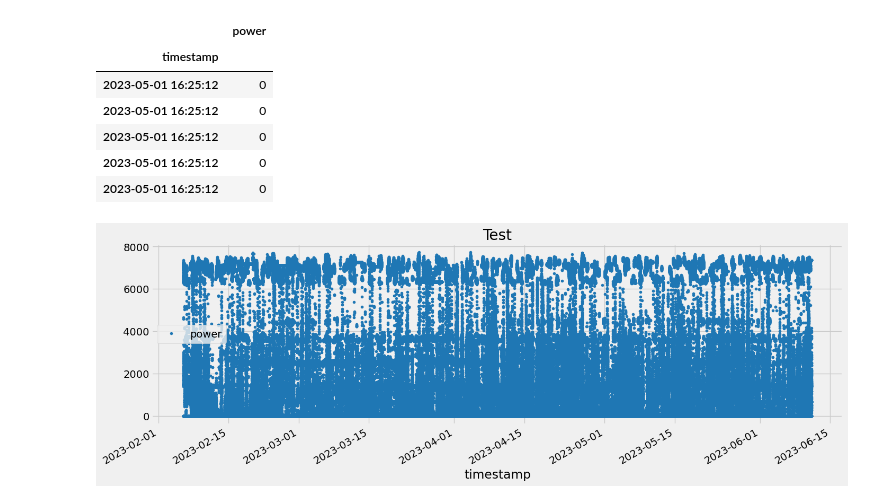
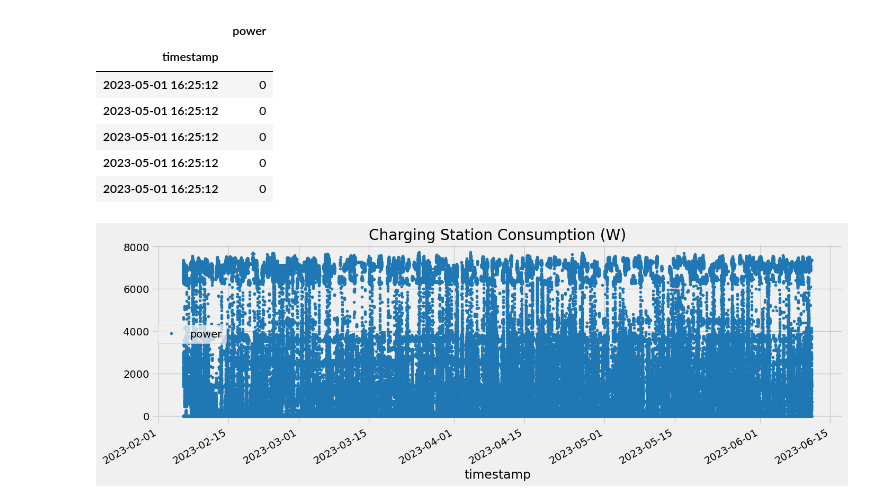
Before and after one commit to Clement-Quaye/EV-Analysis-and-the-Energy-Transition, a Jupyter notebook: Models/Chargerdata.ipynb, the cells around one changed output. Saved outputs shown, nothing was run; the diff lists cells and outputs as text; code cells hidden in the pictures.

Commit message:
Charge Station Consumption Analysis

```diff
--- a/Models/Chargerdata.ipynb
+++ b/Models/Chargerdata.ipynb
@@ -10,9 +10,9 @@ plt.style.use('fivethirtyeight')
 # %% [markdown]
 ### Data Preprocess
 # %%
-#wrangle function
+# wrangle function
 def wrangle(filepath):
-    #Read csv file into Data Frame
+    # Read csv file into Data Frame
     df = pd.read_csv(filepath)
     # Clean column names
     df = df.rename(columns=lambda x: x.strip().strip('"'))
@@ -21,11 +21,12 @@ def wrangle(filepath):
     df['pilotstate'] = df['pilotstate(EV_DISCONNECTED = \'A\'_EV_CONNECTED = \'B1\'_WAITING_FOR_EV = \'B2\'_STOP_MODE = \'C1\'_CHARGING_MAX_POWER = \'C2\'_FAULT_RESTART = \'F\'']
     df['loadcontrolgridimportexport-n'] = df['zappimode(1=FAST.2=ECO.3=ECO+)']
     df['zappimode'] = df[')']
-    df['dsrdataload-n'] =  df['loadcontrolgridimportexport']
+    df['dsrdataload-n'] = df['loadcontrolgridimportexport']
     df['dsrdataseconds-n'] = df['dsrdataload']
 
 # Drop redundant columns
-    df.drop(columns=['pilotstate(EV_DISCONNECTED = \'A\'_EV_CONNECTED = \'B1\'_WAITING_FOR_EV = \'B2\'_STOP_MODE = \'C1\'_CHARGING_MAX_POWER = \'C2\'_FAULT_RESTART = \'F\'', 'zappimode(1=FAST.2=ECO.3=ECO+)', 'loadcontrolgridimportexport', 'dsrdataload', 'dsrdataseconds', ')'], inplace=True)
+    df.drop(columns=['pilotstate(EV_DISCONNECTED = \'A\'_EV_CONNECTED = \'B1\'_WAITING_FOR_EV = \'B2\'_STOP_MODE = \'C1\'_CHARGING_MAX_POWER = \'C2\'_FAULT_RESTART = \'F\'',
+            'zappimode(1=FAST.2=ECO.3=ECO+)', 'loadcontrolgridimportexport', 'dsrdataload', 'dsrdataseconds', ')'], inplace=True)
 
 # Convert time format
     df = df.set_index('timestamp')
@@ -40,7 +41,7 @@ zappimode(1=FAST.2=ECO.3=ECO+)
 loadcontrolgridimportexport
 dsrdataload                                                                                                     dsrdataseconds
 # %%
-df = wrangle('')
+df = wrangle('./Data/chargerdata2_2023_06_10_Anonymized.csv')
 
 
 df.head(5)
@@ -64,8 +65,12 @@ df1.head(5)
 | 2023-05-01 16:25:12 | 0 |
 | 2023-05-01 16:25:12 | 0 |
 # %%
-df1.plot(style= '.', figsize=(15,5), color=color_pal[0], title='Charging Power Consumption in W')
+df1.plot(style='.',
+         figsize=(15, 5),
+         color=color_pal[0],
+         title='Charging Station Consumption (W)'
+         )
 plt.show()
 # %% [output]
-[figure, old version]
+[figure, new version]
 # %%
```
Also changed, not shown: parts of 1 cell of this notebook.
